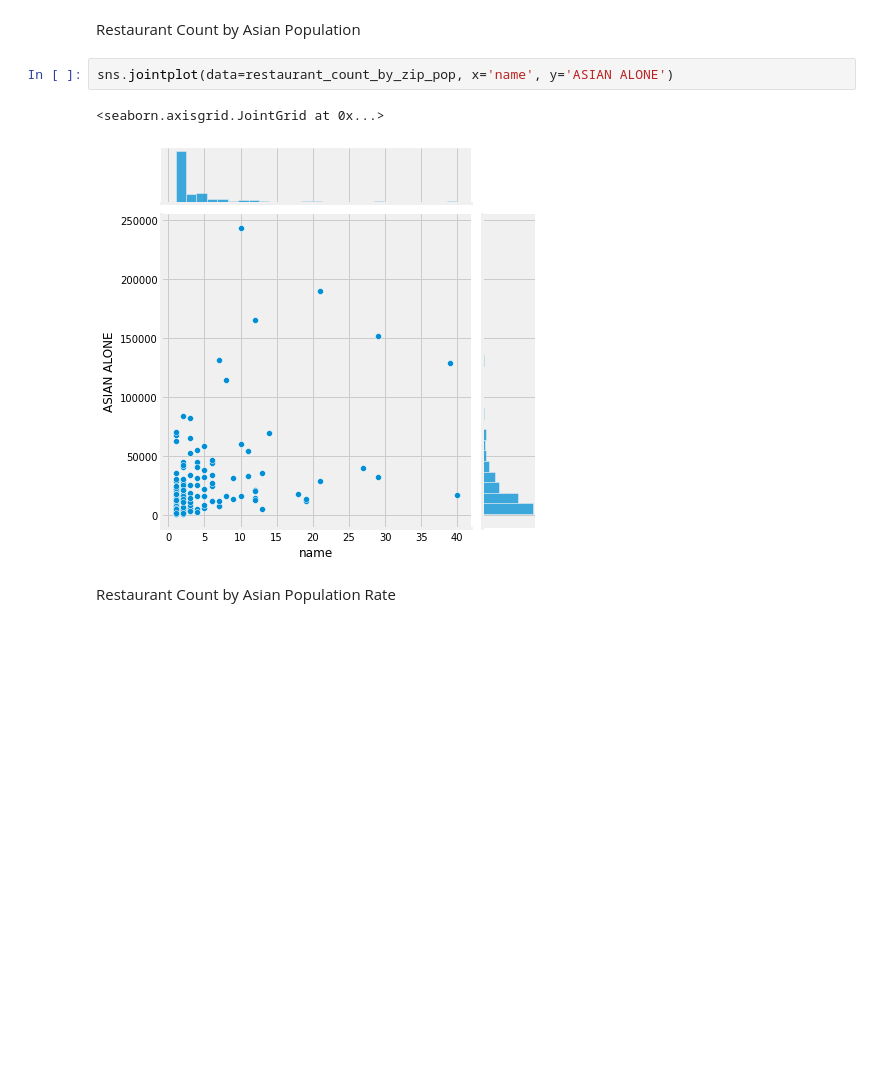
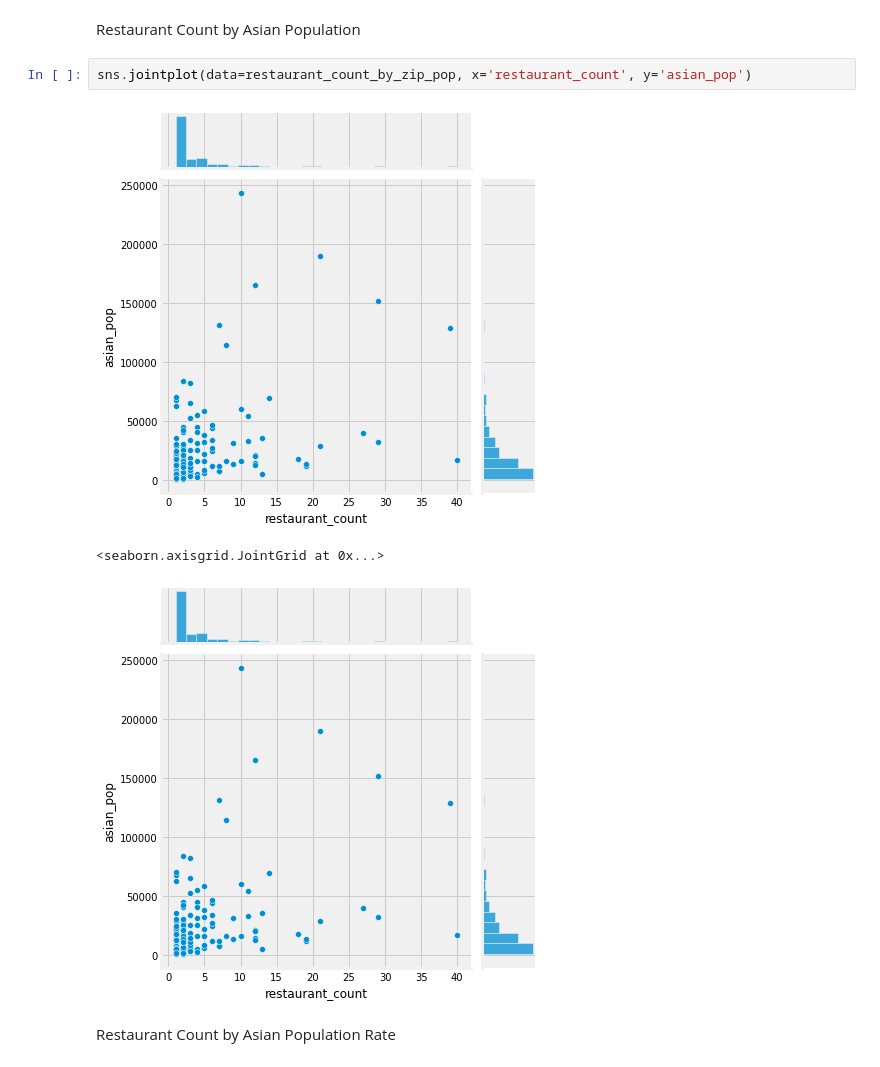
Before and after one commit to keqideng/data_analysis_portfolio_project, a Jupyter notebook: chinese_restaurant_analysis/chinese_restaurant_analysis.ipynb, the cells around one changed output. Drawn from its saved outputs; the diff is of its cells as text; blank space fills up the shorter version.

```diff
--- a/chinese_restaurant_analysis/chinese_restaurant_analysis.ipynb
+++ b/chinese_restaurant_analysis/chinese_restaurant_analysis.ipynb
@@ -215,10 +216,11 @@ memory usage: 10.1+ KB
 # %% [markdown]
 Restaurant Count by Asian Population
 # %%
-sns.jointplot(data=restaurant_count_by_zip_pop, x='name', y='ASIAN ALONE')
+sns.jointplot(data=restaurant_count_by_zip_pop, x='restaurant_count', y='asian_pop')
 # %% [output]
+[figure, new version]
 <seaborn.axisgrid.JointGrid at 0x...>
-[figure, old version]
+[figure, added]
 # %% [markdown]
 Restaurant Count by Asian Population Rate
 # %%
```
Also changed, not shown: parts of 2 cells of this notebook, 2 other files.
